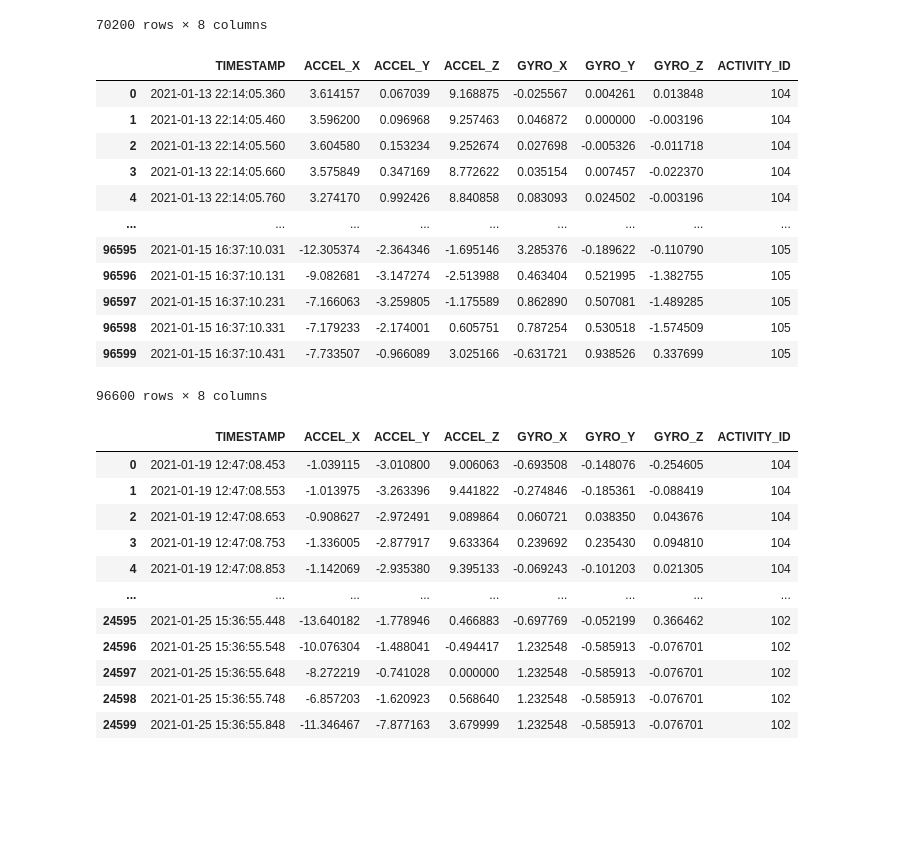
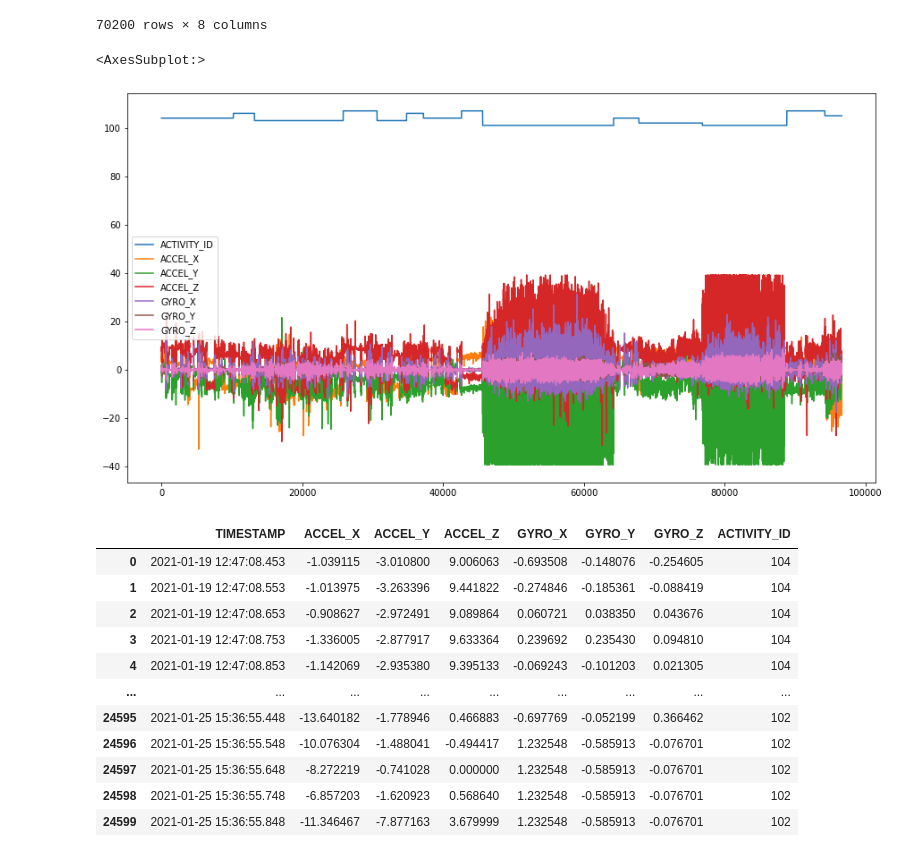
Before and after one commit to giorgosVardakas/Positional-Signal-Processing, a Jupyter notebook: Data/George_Vardakas/Data Parser.ipynb, the cells around one changed output. Drawn from its saved outputs; the diff is of its cells as text; code cells hidden in the pictures; blank space fills up the shorter version.

```diff
--- a/Data/George_Vardakas/Data Parser.ipynb
+++ b/Data/George_Vardakas/Data Parser.ipynb
@@ -130,22 +130,11 @@ df_accel_gyro_ted
 | 70198 | 2021-01-12 15:22:07.072 | 10.689239 | -0.889473 | -3.605777 | -0.804298 | -0.954506 | -1.134541 | 105 |
 | 70199 | 2021-01-12 15:22:07.172 | 9.075498 | 2.749824 | -6.719531 | -2.832624 | 0.101203 | 0.660483 | 105 |
 70200 rows × 8 columns
-# %%
-df_accel_gyro_greg
-# %% [output]
-|  | TIMESTAMP | ACCEL_X | ACCEL_Y | ACCEL_Z | GYRO_X | GYRO_Y | GYRO_Z | ACTIVITY_ID |
-| 0 | 2021-01-13 22:14:05.360 | 3.614157 | 0.067039 | 9.168875 | -0.025567 | 0.004261 | 0.013848 | 104 |
-| 1 | 2021-01-13 22:14:05.460 | 3.596200 | 0.096968 | 9.257463 | 0.046872 | 0.000000 | -0.003196 | 104 |
-| 2 | 2021-01-13 22:14:05.560 | 3.604580 | 0.153234 | 9.252674 | 0.027698 | -0.005326 | -0.011718 | 104 |
-| 3 | 2021-01-13 22:14:05.660 | 3.575849 | 0.347169 | 8.772622 | 0.035154 | 0.007457 | -0.022370 | 104 |
-| 4 | 2021-01-13 22:14:05.760 | 3.274170 | 0.992426 | 8.840858 | 0.083093 | 0.024502 | -0.003196 | 104 |
-| ... | ... | ... | ... | ... | ... | ... | ... | ... |
-| 96595 | 2021-01-15 16:37:10.031 | -12.305374 | -2.364346 | -1.695146 | 3.285376 | -0.189622 | -0.110790 | 105 |
-| 96596 | 2021-01-15 16:37:10.131 | -9.082681 | -3.147274 | -2.513988 | 0.463404 | 0.521995 | -1.382755 | 105 |
-| 96597 | 2021-01-15 16:37:10.231 | -7.166063 | -3.259805 | -1.175589 | 0.862890 | 0.507081 | -1.489285 | 105 |
-| 96598 | 2021-01-15 16:37:10.331 | -7.179233 | -2.174001 | 0.605751 | 0.787254 | 0.530518 | -1.574509 | 105 |
-| 96599 | 2021-01-15 16:37:10.431 | -7.733507 | -0.966089 | 3.025166 | -0.631721 | 0.938526 | 0.337699 | 105 |
-96600 rows × 8 columns
+# %%
+df_accel_gyro_greg[["ACTIVITY_ID", "ACCEL_X", "ACCEL_Y", "ACCEL_Z", "GYRO_X", "GYRO_Y", "GYRO_Z"]].plot(figsize=(15,8))
+# %% [output]
+<AxesSubplot:>
+[figure, added]
 # %%
 #df_accel_gyro_bro[["ACCEL_X" ,"ACCEL_Y" ,"ACCEL_Z" ,"GYRO_X" ,"GYRO_Y" ,"GYRO_Z"]].plot(figsize=(15, 8))
 df_accel_gyro_bro
```
